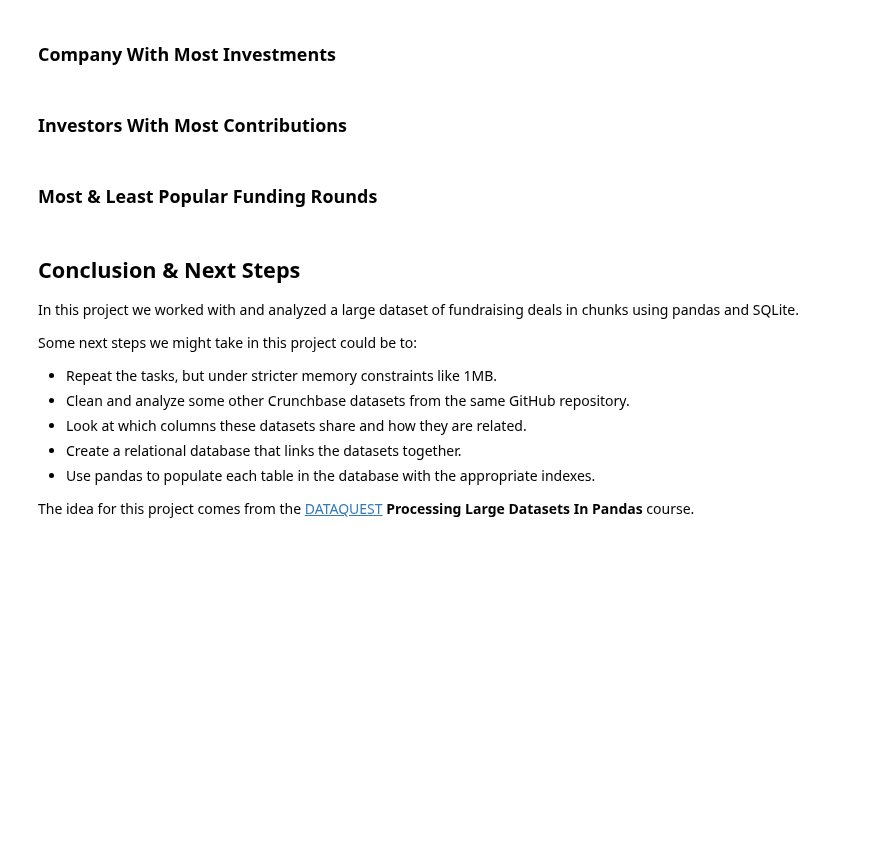
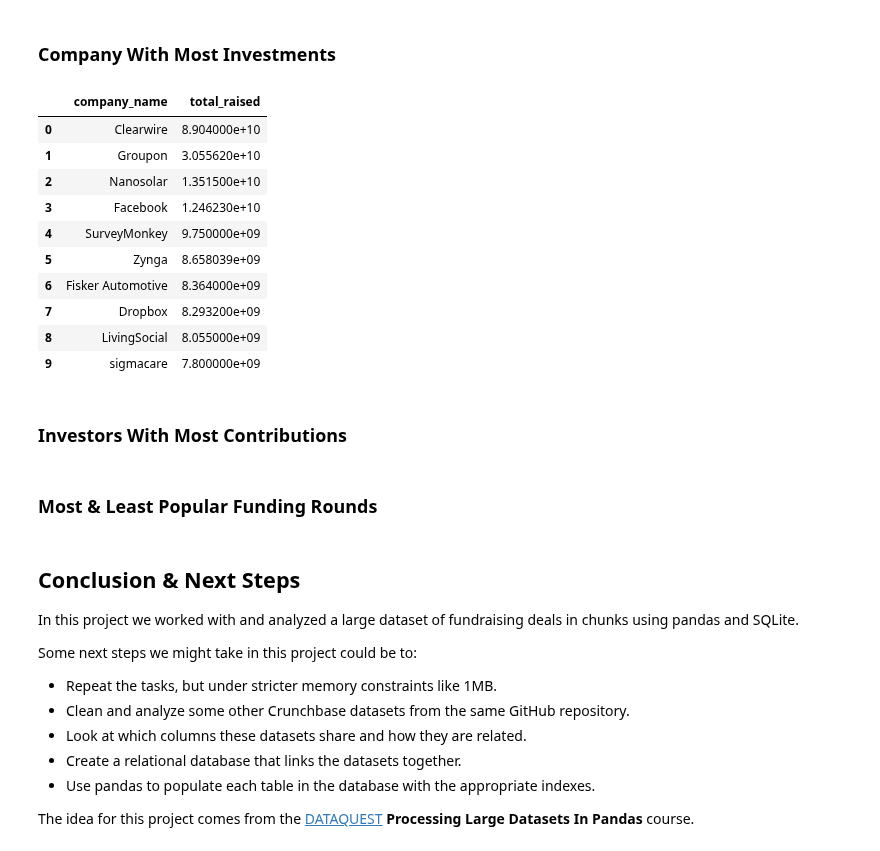
Before and after one commit to branBeckett/data-science-projects, a Jupyter notebook: startup-fundraising-deals/startup-fundraising-deals.ipynb, the cells around one changed output. Drawn from its saved outputs; the diff is of its cells as text; code cells hidden in the pictures; blank space fills up the shorter version.

```diff
--- a/startup-fundraising-deals/startup-fundraising-deals.ipynb
+++ b/startup-fundraising-deals/startup-fundraising-deals.ipynb
@@ -211,5 +211,26 @@ pd.read_sql(query, conn)
 # %% [markdown]
 ### Company With Most Investments
+# %%
+query = ("""
+    SELECT company_name, SUM(raised_amount_usd) total_raised
+    FROM investments
+    GROUP BY company_name
+    ORDER BY SUM(raised_amount_usd) DESC
+    LIMIT 10
+""")
+pd.read_sql(query, conn)
+# %% [output]
+|  | company_name | total_raised |
+| 0 | Clearwire | 8.904000e+10 |
+| 1 | Groupon | 3.055620e+10 |
+| 2 | Nanosolar | 1.351500e+10 |
+| 3 | Facebook | 1.246230e+10 |
+| 4 | SurveyMonkey | 9.750000e+09 |
+| 5 | Zynga | 8.658039e+09 |
+| 6 | Fisker Automotive | 8.364000e+09 |
+| 7 | Dropbox | 8.293200e+09 |
+| 8 | LivingSocial | 8.055000e+09 |
+| 9 | sigmacare | 7.800000e+09 |
 # %% [markdown]
 ### Investors With Most Contributions
 # %% [markdown]
```
Also changed, not shown: parts of 2 cells of this notebook.
